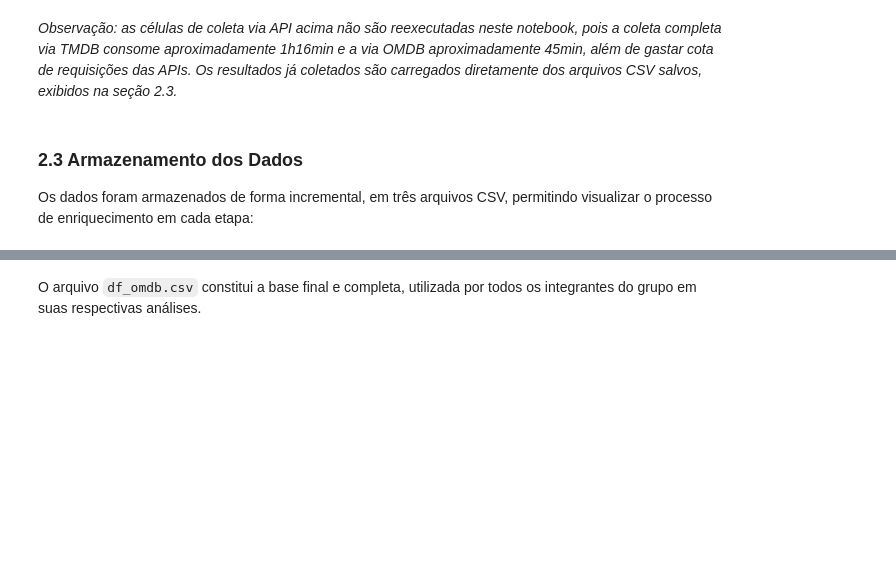
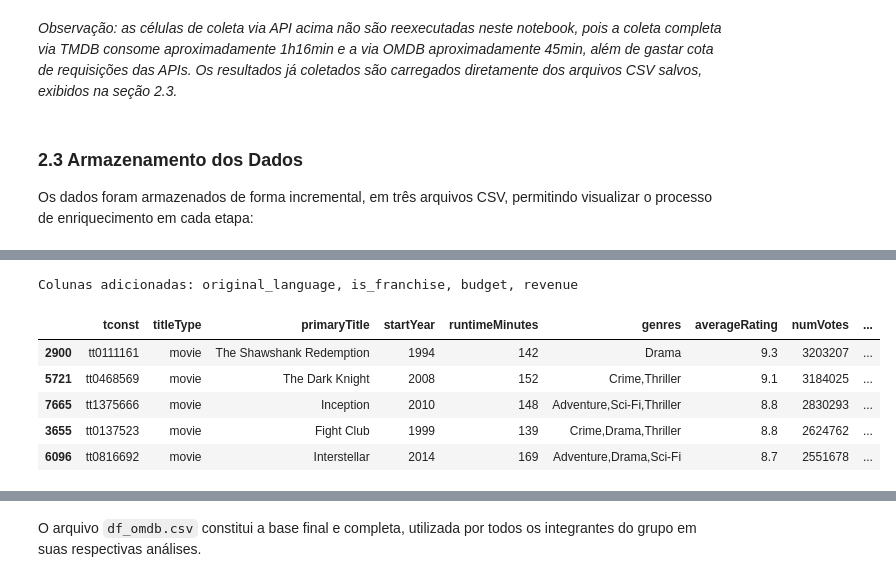
Before and after one commit to KawanePedro/icd-projeto, a Jupyter notebook: notebooks/presentation.ipynb, the cells around one changed output, grey strips where cells are left out. Cells and saved outputs as stored; diff of their text form; code cells hidden in the pictures; blank space fills up the shorter version.

```diff
--- a/notebooks/presentation.ipynb
+++ b/notebooks/presentation.ipynb
@@ -160,8 +254,17 @@ df_base.head()
 # %%
 # 2. Base enriquecida com dados do TMDB (idioma, franquia, orçamento, receita)
 df_tmdb = pd.read_csv('../data/df_tmdb.csv')
 print(f"Colunas adicionadas: original_language, is_franchise, budget, revenue")
+df_tmdb = df_tmdb.sort_values(by='numVotes', ascending=False)
 df_tmdb.head()
+# %% [output]
+Colunas adicionadas: original_language, is_franchise, budget, revenue
+|  | tconst | titleType | primaryTitle | startYear | runtimeMinutes | genres | averageRating | numVotes | ... |
+| 2900 | tt0111161 | movie | The Shawshank Redemption | 1994 | 142 | Drama | 9.3 | 3203207 | ... |
+| 5721 | tt0468569 | movie | The Dark Knight | 2008 | 152 | Crime,Thriller | 9.1 | 3184025 | ... |
+| 7665 | tt1375666 | movie | Inception | 2010 | 148 | Adventure,Sci-Fi,Thriller | 8.8 | 2830293 | ... |
+| 3655 | tt0137523 | movie | Fight Club | 1999 | 139 | Crime,Drama,Thriller | 8.8 | 2624762 | ... |
+| 6096 | tt0816692 | movie | Interstellar | 2014 | 169 | Adventure,Drama,Sci-Fi | 8.7 | 2551678 | ... |
 # %%
 # 3. Base enriquecida com dados da OMDB (nota de crítica) -- base final utilizada nas análises
 df_omdb = pd.read_csv('../data/df_omdb.csv')
```
Also changed, not shown: parts of 18 cells of this notebook, 1 other file.
